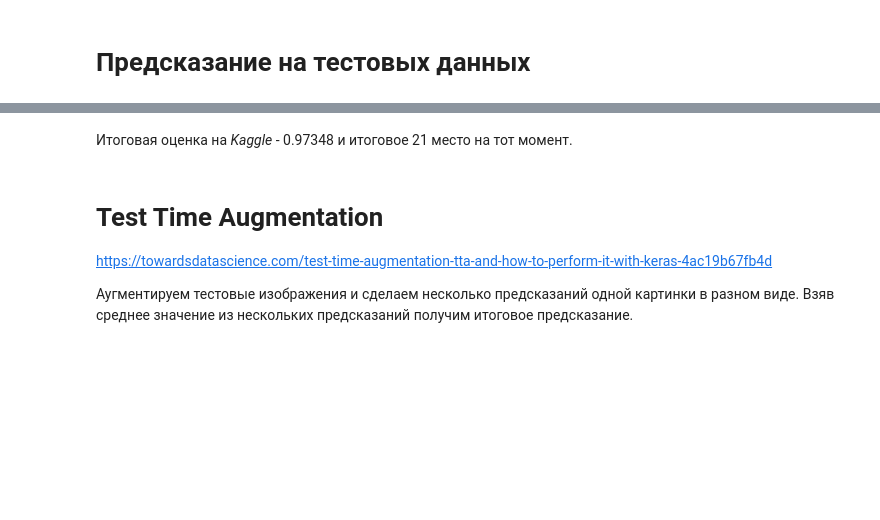
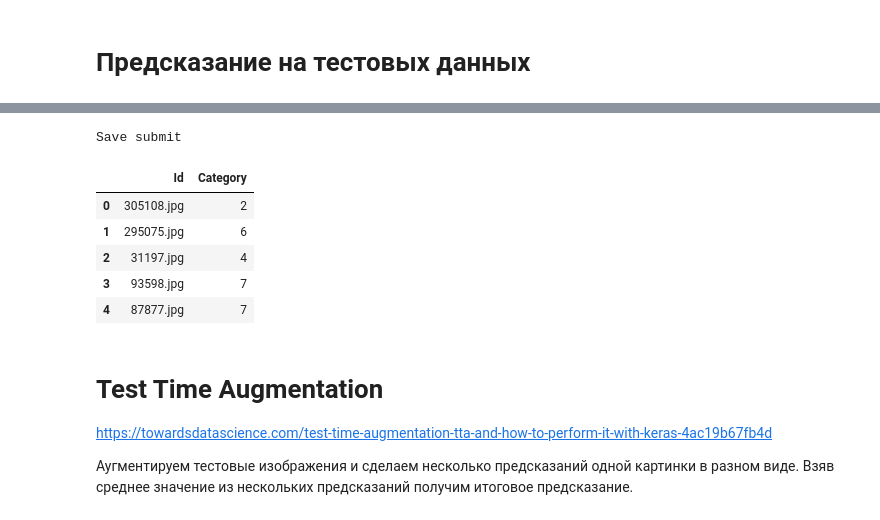
Before and after one commit to Deus99/skillfactory_rds, a Jupyter notebook: module_7/DST11_Ivanov_CarCl.ipynb, the cells around one changed output, grey strips where cells are left out. Cells and saved outputs as stored; diff of their text form; code cells hidden in the pictures; blank space fills up the shorter version.

```diff
--- a/module_7/DST11_Ivanov_CarCl.ipynb
+++ b/module_7/DST11_Ivanov_CarCl.ipynb
@@ -369,11 +355,14 @@ for layer in model.layers:
 # %% [markdown]
 Добавим ModelCheckpoint чтоб сохранять прогресс обучения модели и можно было потом подгрузить и дообучить модель.
 # %%
-model.compile(loss="categorical_crossentropy", optimizer=optimizers.Adam(lr=LR), metrics=["accuracy"])
+model.compile(loss="categorical_crossentropy", optimizer=optimizers.Adamax(lr=LR), metrics=["accuracy"])
 
 checkpoint = ModelCheckpoint('best_model.hdf5' , monitor = ['val_accuracy'] , verbose = 1  , mode = 'max')
 earlystop = EarlyStopping(monitor='accuracy', patience=5, restore_best_weights=True)
-callbacks_list = [checkpoint, earlystop]
+reduce_lr = ReduceLROnPlateau(monitor='val_loss', factor=0.25,
+                              patience=2, min_lr=0.0000001, verbose=1,
+                             mode='auto')
+callbacks_list = [checkpoint, earlystop, reduce_lr]
 # %% [markdown]
 Обучаем:
 # %%
@@ -449,7 +464,7 @@ for layer in model.layers:
 <tensorflow.python.keras.layers.core.Dropout object at 0x...> True
 <tensorflow.python.keras.layers.core.Dense object at 0x...> True
 # %%
-EPOCHS               = 10  # эпох на обучение
+EPOCHS               = 12  # эпох на обучение
 BATCH_SIZE           = 16 # уменьшаем batch если сеть большая, иначе не влезет в память на GPU
 LR                   = 1e-4
 VAL_SPLIT            = 0.2 # сколько данных выделяем на тест = 20%
@@ -486,13 +501,15 @@ test_generator = train_datagen.flow_from_directory(
     shuffle=True, seed=RANDOM_SEED,
     subset='validation') # set as validation data
 
-model.compile(loss="categorical_crossentropy", optimizer=optimizers.Adam(lr=LR), metrics=["accuracy"])
+model.compile(loss="categorical_crossentropy", optimizer=optimizers.Adamax(lr=LR), metrics=["accuracy"])
 
 # Добавим ModelCheckpoint чтоб сохранять прогресс обучения модели и можно было потом подгрузить и дообучить модель.
 checkpoint = ModelCheckpoint('best_model.hdf5' , monitor = ['accuracy'] , verbose = 1  , mode = 'max')
 earlystop = EarlyStopping(monitor='accuracy', patience=5, restore_best_weights=True)
-callbacks_list = [checkpoint, earlystop]
-
+reduce_lr = ReduceLROnPlateau(monitor='val_loss', factor=0.25,
+                              patience=2, min_lr=0.0000001, verbose=1,
+                             mode='auto')
+callbacks_list = [checkpoint, earlystop, reduce_lr]
 # Обучаем
 
 history = model.fit_generator(
@@ -573,12 +616,12 @@ test_generator = train_datagen.flow_from_directory(
     shuffle=True, seed=RANDOM_SEED,
     subset='validation') # set as validation data
 
-model.compile(loss="categorical_crossentropy", optimizer=optimizers.Adam(lr=LR), metrics=["accuracy"])
+model.compile(loss="categorical_crossentropy", optimizer=optimizers.Adamax(lr=LR), metrics=["accuracy"])
 
 # Добавим ModelCheckpoint чтоб сохранять прогресс обучения модели и можно было потом подгрузить и дообучить модель.
-checkpoint = ModelCheckpoint('best_model.hdf5' , monitor = ['accuracy'] , verbose = 1  , mode = 'max')
-earlystop = EarlyStopping(monitor='accuracy', patience=5, restore_best_weights=True)
-callbacks_list = [checkpoint, earlystop]
+#checkpoint = ModelCheckpoint('best_model.hdf5' , monitor = ['accuracy'] , verbose = 1  , mode = 'max')
+#earlystop = EarlyStopping(monitor='accuracy', patience=5, restore_best_weights=True)
+callbacks_list = [checkpoint, earlystop, reduce_lr]
 
 # Обучаем
 
@@ -646,16 +738,16 @@ test_generator = train_datagen.flow_from_directory(
 # %%
 base_model = efn.EfficientNetB7(weights='imagenet', include_top=False, input_shape=input_shape)
 # %%
-#EPOCHS               = 4  # эпох на обучение
-#BATCH_SIZE           = 3 # уменьшаем batch если сеть большая, иначе не влезет в память на GPU
+EPOCHS               = 2  # эпох на обучение
+BATCH_SIZE           = 4 # уменьшаем batch если сеть большая, иначе не влезет в память на GPU
 LR                   = 1e-5
 
-model.compile(loss="categorical_crossentropy", optimizer=optimizers.Adam(lr=LR), metrics=["accuracy"])
+model.compile(loss="categorical_crossentropy", optimizer=optimizers.Adamax(lr=LR), metrics=["accuracy"])
 
 model.load_weights('best_model.hdf5') # Подгружаем ранее обученные веса
 #model.load_weights('../input/train-models/model_last.hdf5')
 
-callbacks_list = [checkpoint, earlystop]
+#callbacks_list = [checkpoint, earlystop]
 
 # Обучаем
 
@@ -701,10 +819,19 @@ predictions = [label_map[k] for k in predictions]
 filenames_with_dir=test_sub_generator.filenames
 submission = pd.DataFrame({'Id':filenames_with_dir, 'Category':predictions}, columns=['Id', 'Category'])
 submission['Id'] = submission['Id'].replace('test_upload/','')
-submission.to_csv('submission.csv', index=False)
+submission.to_csv('submission4ep.csv', index=False)
 print('Save submit')
+# %% [output]
+Save submit
-# %% [markdown]
-Итоговая оценка на *Kaggle* - 0.97348 и итоговое 21 место на тот момент.
+# %%
+submission.head()
+# %% [output]
+|  | Id | Category |
+| 0 | 305108.jpg | 2 |
+| 1 | 295075.jpg | 6 |
+| 2 | 31197.jpg | 4 |
+| 3 | 93598.jpg | 7 |
+| 4 | 87877.jpg | 7 |
 # %% [markdown]
 # Test Time Augmentation
 
```
Also changed, not shown: parts of 35 cells of this notebook.
